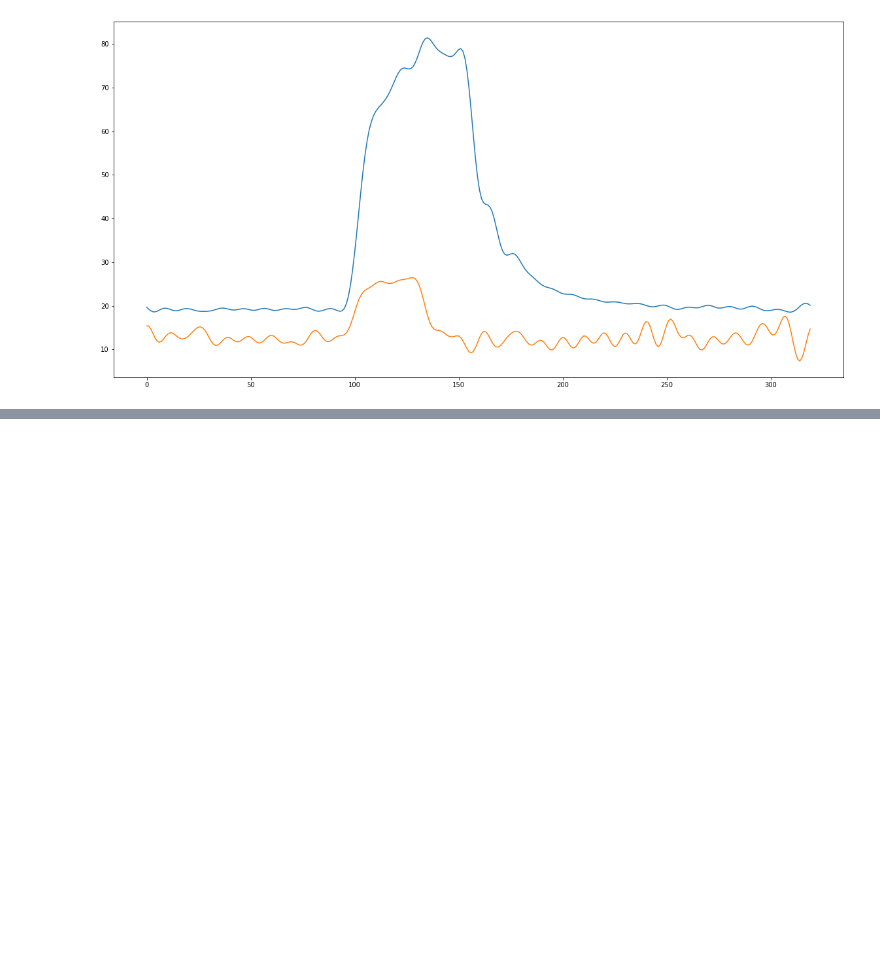
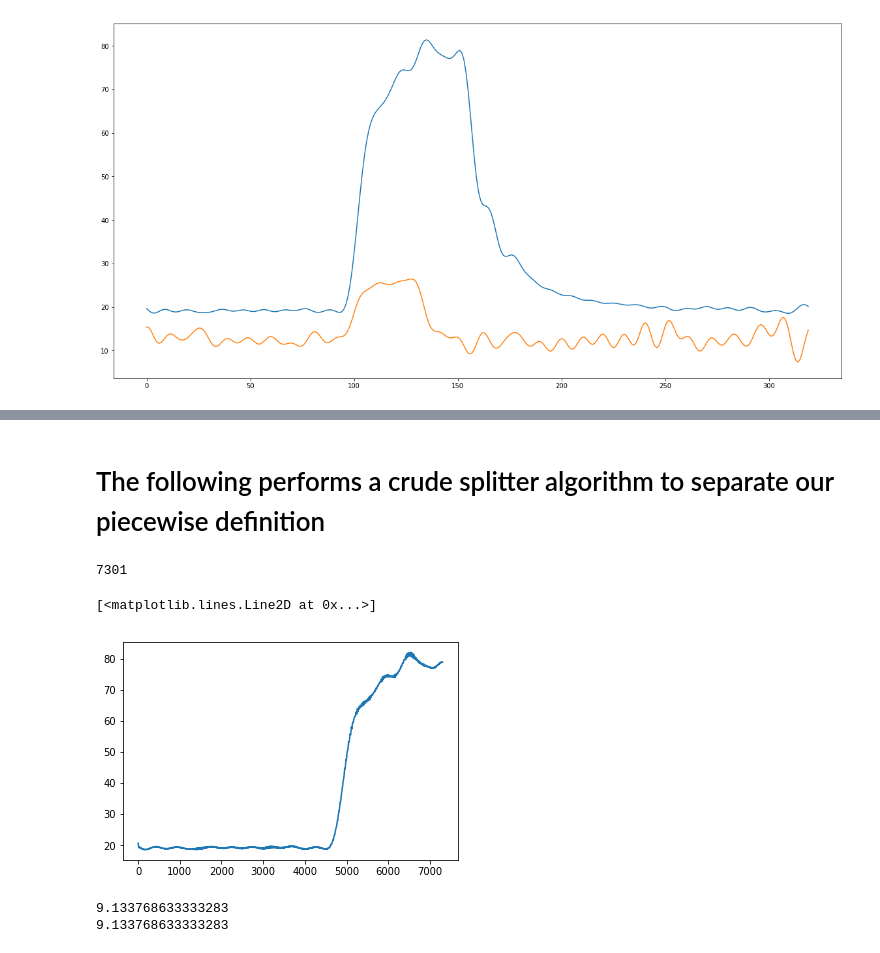
Before and after one commit to jacek257/Project-Chocolate, a Jupyter notebook: Analysis.ipynb, the cells around one changed output, grey strips where cells are left out. Saved outputs shown, nothing was run; the diff lists cells and outputs as text; code cells hidden in the pictures; blank space fills up the shorter version.

```diff
--- a/Analysis.ipynb
+++ b/Analysis.ipynb
@@ -132,0 +131,21 @@ path created
+# %% [markdown]
+# The following performs a crude splitter algorithm to separate our piecewise definition
+# %%
+#separate O2
+O2_splitter = descender.gd.piece_splitter(invertedO)
+print(O2_splitter)
+plt.plot(invertedO[:O2_splitter])
+# %% [output]
+7301
+[<matplotlib.lines.Line2D at 0x...>]
+[figure, added]
+# %%
+z = invertedO.real
+A_1 = ((1/z+z)+np.sqrt((z+1/z)**2 -4))/4
+A_2 = ((1/z+z)+np.sqrt((z+1/z)**2 -4))/4
+
+print(min(A_1))
+print(min(A_2))
+# %% [output]
+9.133768633333283
+9.133768633333283
```
Also changed, not shown: parts of 7 cells of this notebook, 35 other files.
